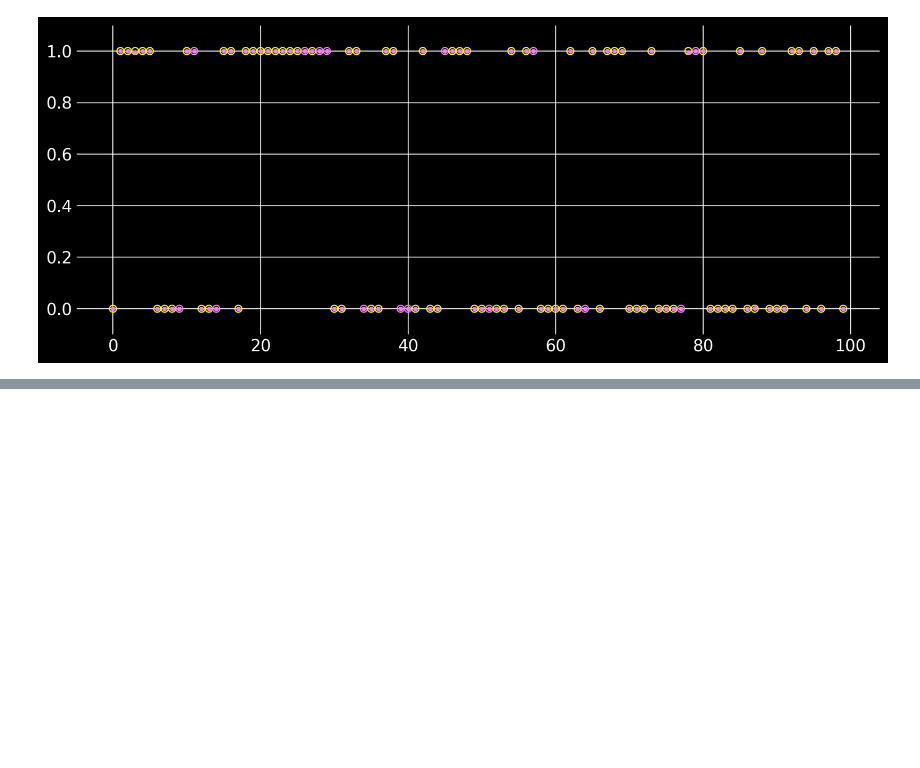
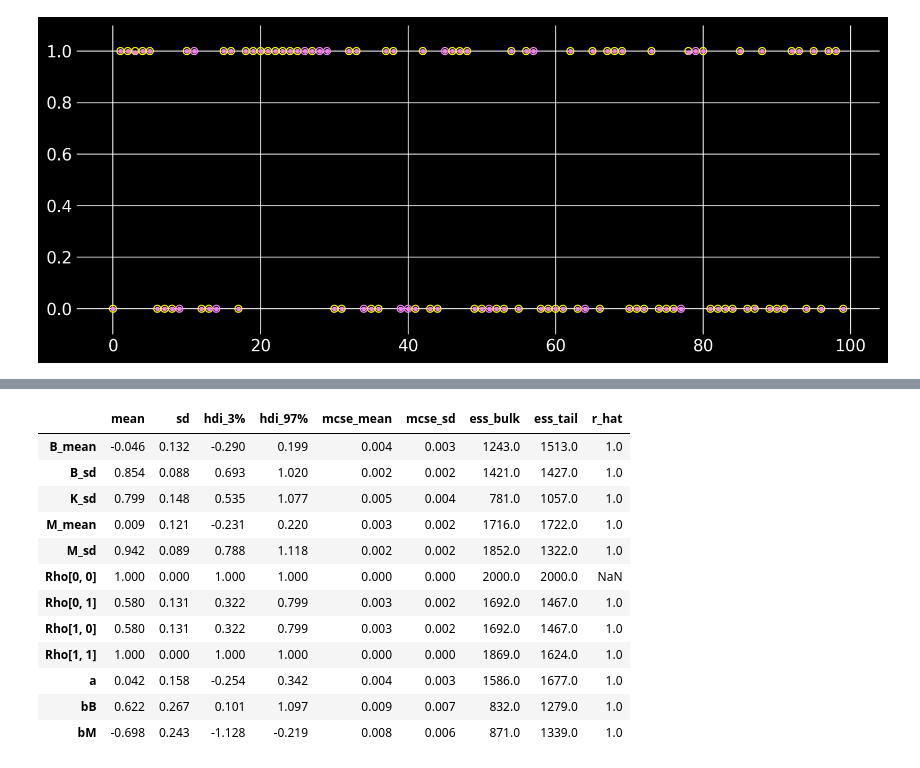
Before and after one commit to atulchin/rethinking-pymc, a Jupyter notebook: ch15pyro.ipynb, the cells around one changed output, grey strips where cells are left out. Saved outputs shown, nothing was run; the diff lists cells and outputs as text; code cells hidden in the pictures; blank space fills up the shorter version.

```diff
--- a/ch15pyro.ipynb
+++ b/ch15pyro.ipynb
@@ -208,0 +278,29 @@ ax.scatter(np.arange(n) , m9.get_samples()['pC1'].mean(0), marker='.', color="vi
+# %%
+def model(B,M,K,B_nan_idxs):
+    B_mean = sample("B_mean", Norm(0.0,0.5))
+    B_sd = sample("B_sd", dist.Exponential(1.0))
+
+    B_impute = sample("B_impute", Norm(B_mean, B_sd).expand([len(B_nan_idxs)]).mask(False))
+    B_with_imputed = B.at[B_nan_idxs].set(B_impute)
+    sample("B", Norm(B_mean,B_sd), obs=B_with_imputed)
+
+    ##correlation
+    M_mean = sample("M_mean", Norm(0.0,0.5))
+    M_sd = sample("M_sd", dist.Exponential(1.0))
+    Mu = np.stack([M_mean,B_mean])
+    svec = np.stack([M_sd,B_sd])
+    Rho = sample("Rho", dist.LKJ(2,2))
+    Sigma = np.outer(svec,svec) * Rho
+    sample("MB", dist.MultivariateNormal(Mu,Sigma), obs=np.stack([M,B_with_imputed],axis=1))
+
+    ## linear model
+    a = sample("a", Norm(0.0,0.5))
+    bB = sample("bB", Norm(0.0,0.5))
+    bM = sample("bM", Norm(0.0,0.5))
+    K_mean = deterministic("K_mean", a + bB*B_with_imputed + bM*M)
+    K_sd = sample("K_sd", dist.Exponential(1.0))
+    sample("K", Norm(K_mean,K_sd), obs=K)
+# %%
+dat = {'B': arr(d['B']), 'M': arr(d['M']), 'K': arr(d['K']), 'B_nan_idxs': np.nonzero(np.isnan(arr(d['B'])))[0]}
+m11 = MCMC(NUTS(model), num_warmup=500, num_samples=500, num_chains=4)
+m11.run(key(), **dat)
@@ -208,0 +399,3 @@ ax.scatter(np.arange(n) , m9.get_samples()['pC1'].mean(0), marker='.', color="vi
+# %%
+az.summary(m11, var_names=['~B_impute','~M_impute','~K_mean'])
+# %% [output]
@@ -208,0 +403,13 @@ ax.scatter(np.arange(n) , m9.get_samples()['pC1'].mean(0), marker='.', color="vi
+|  | mean | sd | hdi_3% | hdi_97% | mcse_mean | mcse_sd | ess_bulk | ess_tail | r_hat |
+| B_mean | -0.046 | 0.132 | -0.290 | 0.199 | 0.004 | 0.003 | 1243.0 | 1513.0 | 1.0 |
+| B_sd | 0.854 | 0.088 | 0.693 | 1.020 | 0.002 | 0.002 | 1421.0 | 1427.0 | 1.0 |
+| K_sd | 0.799 | 0.148 | 0.535 | 1.077 | 0.005 | 0.004 | 781.0 | 1057.0 | 1.0 |
+| M_mean | 0.009 | 0.121 | -0.231 | 0.220 | 0.003 | 0.002 | 1716.0 | 1722.0 | 1.0 |
+| M_sd | 0.942 | 0.089 | 0.788 | 1.118 | 0.002 | 0.002 | 1852.0 | 1322.0 | 1.0 |
+| Rho[0, 0] | 1.000 | 0.000 | 1.000 | 1.000 | 0.000 | 0.000 | 2000.0 | 2000.0 | NaN |
+| Rho[0, 1] | 0.580 | 0.131 | 0.322 | 0.799 | 0.003 | 0.002 | 1692.0 | 1467.0 | 1.0 |
+| Rho[1, 0] | 0.580 | 0.131 | 0.322 | 0.799 | 0.003 | 0.002 | 1692.0 | 1467.0 | 1.0 |
+| Rho[1, 1] | 1.000 | 0.000 | 1.000 | 1.000 | 0.000 | 0.000 | 1869.0 | 1624.0 | 1.0 |
+| a | 0.042 | 0.158 | -0.254 | 0.342 | 0.004 | 0.003 | 1586.0 | 1677.0 | 1.0 |
+| bB | 0.622 | 0.267 | 0.101 | 1.097 | 0.009 | 0.007 | 832.0 | 1279.0 | 1.0 |
+| bM | -0.698 | 0.243 | -1.128 | -0.219 | 0.008 | 0.006 | 871.0 | 1339.0 | 1.0 |
```
Also changed, not shown: parts of 17 cells of this notebook, 3 other files.
